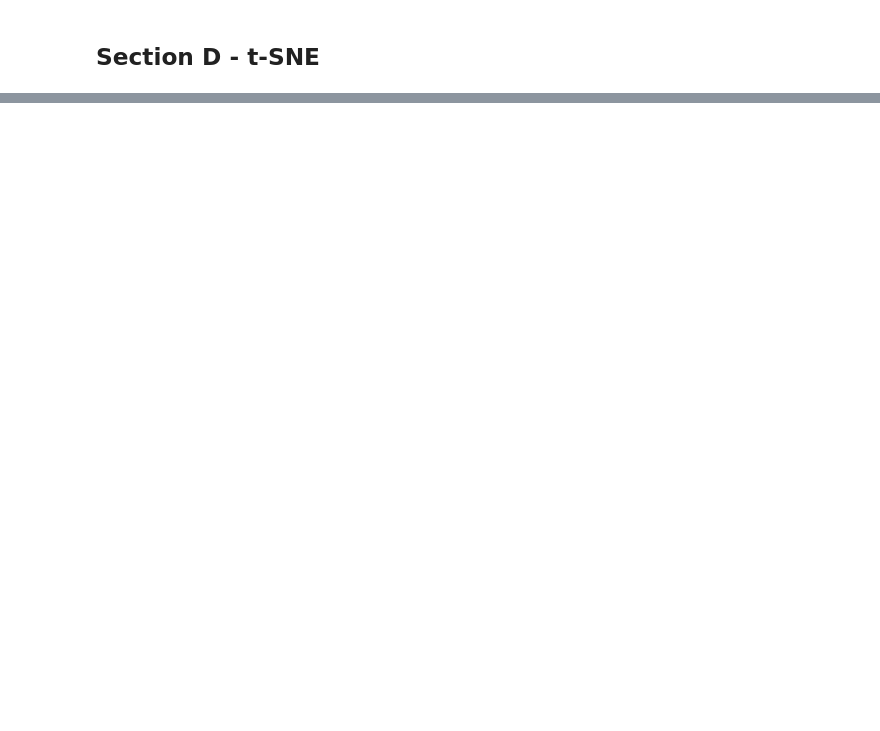
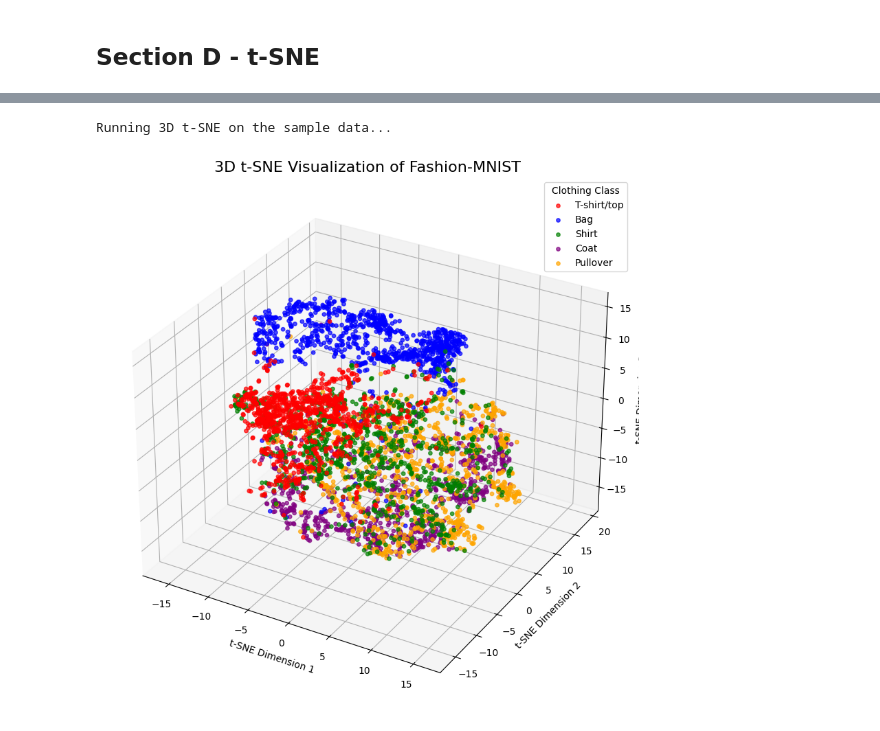
Before and after one commit to lanashmuz/machine_learning_exe1, a Jupyter notebook: exe3/exe3.ipynb, the cells around one changed output, grey strips where cells are left out. Saved outputs shown, nothing was run; the diff lists cells and outputs as text; code cells hidden in the pictures; blank space fills up the shorter version.

```diff
--- a/exe3/exe3.ipynb
+++ b/exe3/exe3.ipynb
@@ -761,0 +1095,51 @@ so those slight creases we mentioned in the earlier section are now even harder
+# %%
+from sklearn.manifold import TSNE
+import matplotlib.pyplot as plt
+from mpl_toolkits.mplot3d import Axes3D
+import pandas as pd
+
+print("Running 3D t-SNE on the sample data...")
+
+# 1. Initialize t-SNE for 3 Dimensions
+tsne_3d = TSNE(
+    n_components=3,      # <--- CHANGED TO 3D
+    perplexity=30,
+    max_iter=1000,
+    random_state=42,
+    init='pca'
+)
+
+# 2. Fit and transform the data
+X_tsne_3d = tsne_3d.fit_transform(X_sample)
+
+# 3. Plot the results in 3D
+fig = plt.figure(figsize=(12, 10))
+ax = fig.add_subplot(111, projection='3d') # Tell matplotlib to use 3D space
+
+# Create a color map for the 5 classes
+colors = ['red', 'blue', 'green', 'purple', 'orange']
+labels = y_sample.unique()
+
+# Plot each class one by one so they get the right colors and legend labels
+for label, color in zip(labels, colors):
+    indices = y_sample == label
+    ax.scatter(
+        X_tsne_3d[indices, 0], # X axis
+        X_tsne_3d[indices, 1], # Y axis
+        X_tsne_3d[indices, 2], # Z axis
+        c=color,
+        label=class_names[label],
+        s=15,
+        alpha=0.7
+    )
+
+ax.set_title('3D t-SNE Visualization of Fashion-MNIST', fontsize=16)
+ax.set_xlabel('t-SNE Dimension 1')
+ax.set_ylabel('t-SNE Dimension 2')
+ax.set_zlabel('t-SNE Dimension 3')
+ax.legend(title='Clothing Class')
+
+plt.show()
+# %% [output]
+Running 3D t-SNE on the sample data...
+[figure, added]
```
Also changed, not shown: parts of 8 cells of this notebook.
